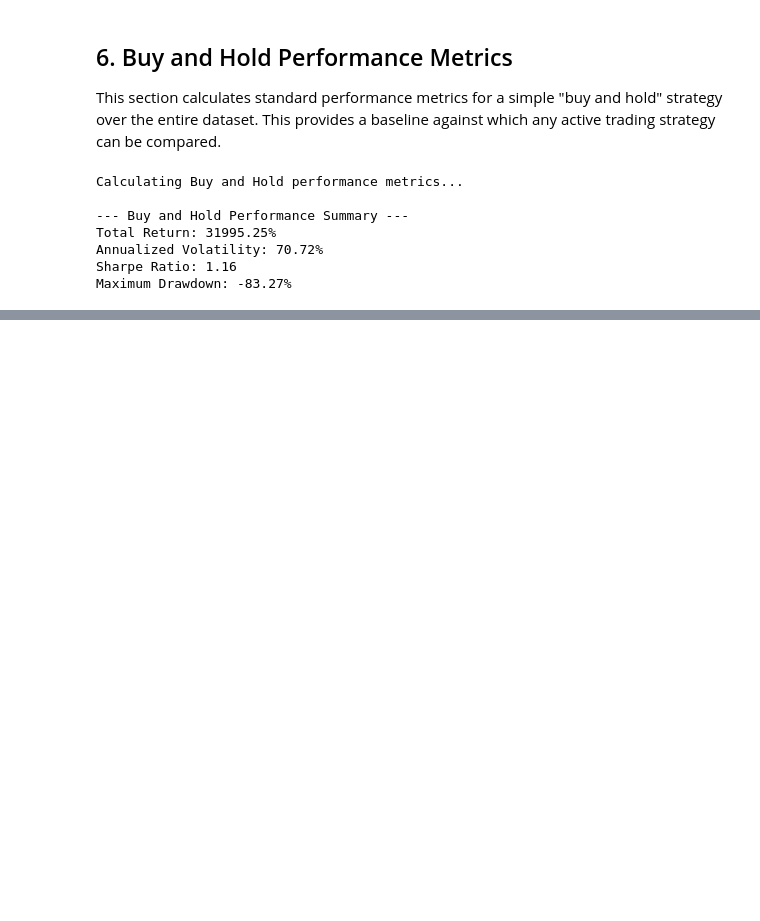
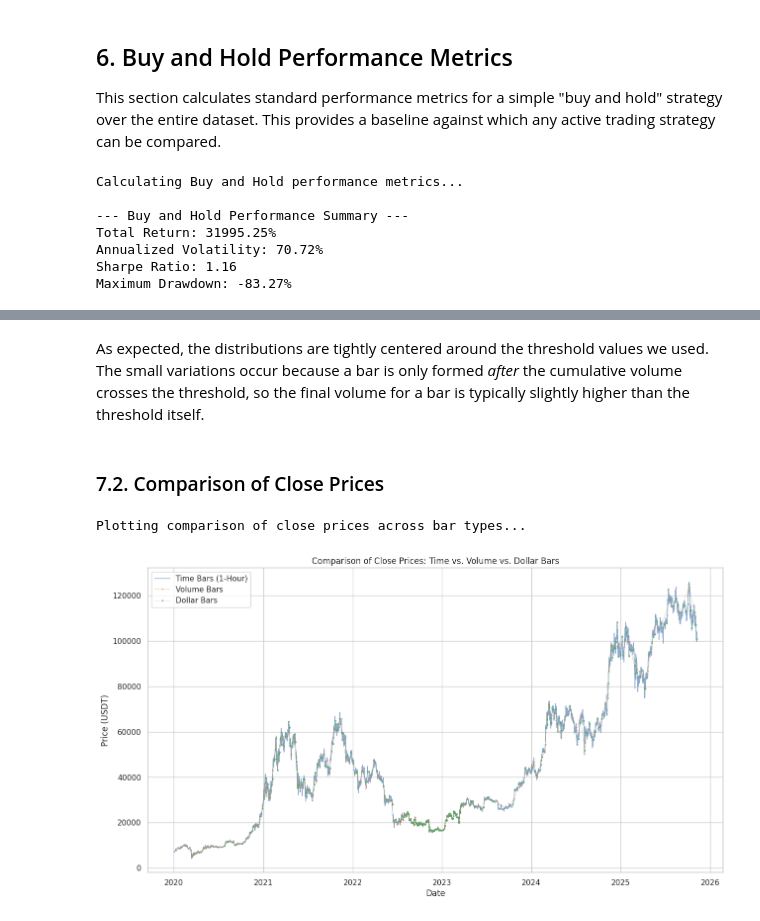
Before and after one commit to LeoCenturion/ceia-tpf, a Jupyter notebook: data_analysis/data_analysis.ipynb, the cells around one changed output, grey strips where cells are left out. Drawn from its saved outputs; the diff is of its cells as text; code cells hidden in the pictures; blank space fills up the shorter version.

```diff
--- a/data_analysis/data_analysis.ipynb
+++ b/data_analysis/data_analysis.ipynb
@@ -495,0 +577,21 @@ first_trading_bar = 0
+# %% [markdown]
+As expected, the distributions are tightly centered around the threshold values we used. The small variations occur because a bar is only formed *after* the cumulative volume crosses the threshold, so the final volume for a bar is typically slightly higher than the threshold itself.
+# %% [markdown]
+### 7.2. Comparison of Close Prices
+# %%
+print("Plotting comparison of close prices across bar types...")
+plt.figure(figsize=(15, 8))
+
+# Plot the close prices for each bar type
+plt.plot(df.index, df['close'], label='Time Bars (1-Hour)', alpha=0.6, linewidth=1)
+plt.plot(volume_bars.index, volume_bars['close'], label=f'Volume Bars', alpha=0.8, linestyle='--', marker='.', markersize=2, linewidth=0.5)
+plt.plot(dollar_bars.index, dollar_bars['close'], label=f'Dollar Bars', alpha=0.8, linestyle=':', marker='x', markersize=2, linewidth=0.5)
+
+plt.title('Comparison of Close Prices: Time vs. Volume vs. Dollar Bars')
+plt.xlabel('Date')
+plt.ylabel('Price (USDT)')
+plt.legend()
+plt.show()
+# %% [output]
+Plotting comparison of close prices across bar types...
+[figure, added]
```
Also changed, not shown: parts of 48 cells of this notebook, 14 other files.
